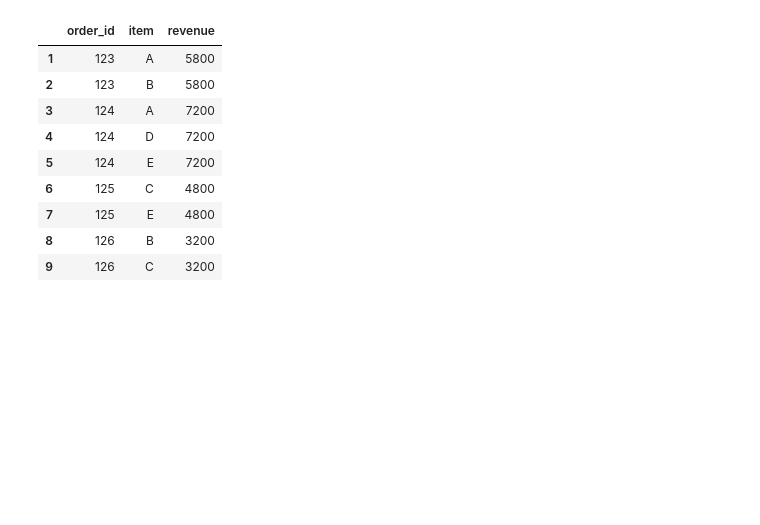
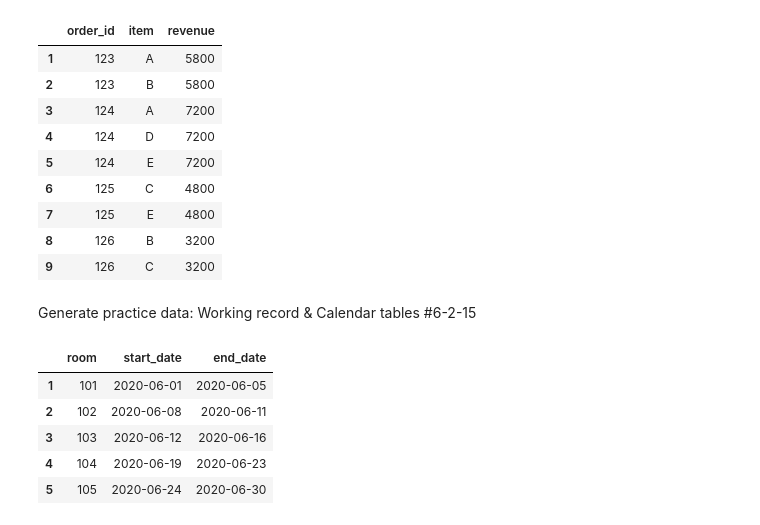
Before and after one commit to 1024xx4/practice_big_query, a Jupyter notebook: kobo.ipynb, the cells around one changed output. Cells and saved outputs as stored; diff of their text form; code cells hidden in the pictures; blank space fills up the shorter version.

```diff
--- a/kobo.ipynb
+++ b/kobo.ipynb
@@ -615,3 +615,23 @@ df_small_item
 os.makedirs("data", exist_ok=True)
 path = "data/small_item.csv"
 df_small_item.to_csv(path, index=None)
+# %% [markdown]
+Generate practice data: Working record & Calendar tables #6-2-15
+# %%
+small_workdate = [
+    ["room", "start_date", "end_date"],
+    [101, dt.date(2020, 6, 1), dt.date(2020, 6, 5)],
+    [102, dt.date(2020, 6, 8), dt.date(2020, 6, 11)],
+    [103, dt.date(2020, 6, 12), dt.date(2020, 6, 16)],
+    [104, dt.date(2020, 6, 19), dt.date(2020, 6, 23)],
+    [105, dt.date(2020, 6, 24), dt.date(2020, 6, 30)],
+    ]
+df_small_workdate = pd.DataFrame(small_workdate, columns=small_workdate[0]).drop(0, axis=0)
+df_small_workdate
+# %% [output]
+|  | room | start_date | end_date |
+| 1 | 101 | 2020-06-01 | 2020-06-05 |
+| 2 | 102 | 2020-06-08 | 2020-06-11 |
+| 3 | 103 | 2020-06-12 | 2020-06-16 |
+| 4 | 104 | 2020-06-19 | 2020-06-23 |
+| 5 | 105 | 2020-06-24 | 2020-06-30 |
```
Also changed, not shown: parts of 2 cells of this notebook, 2 other files.
